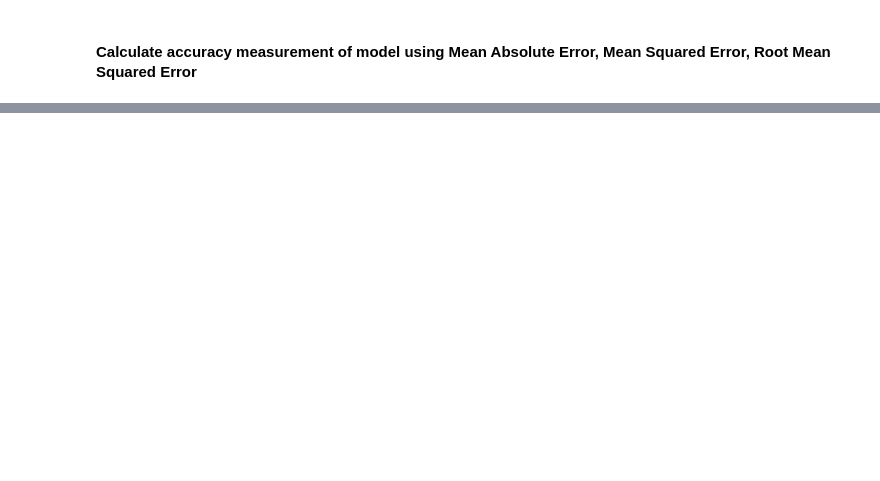
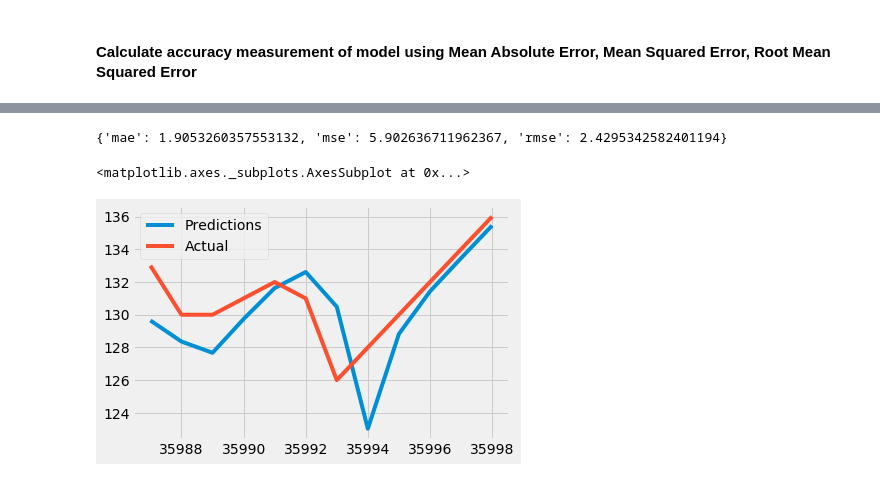
Before and after one commit to yashvakil/continuous-glucose-monitoring, a Jupyter notebook: SARIMAX.ipynb, the cells around one changed output, grey strips where cells are left out. Drawn from its saved outputs; the diff is of its cells as text; code cells hidden in the pictures; blank space fills up the shorter version.

```diff
--- a/SARIMAX.ipynb
+++ b/SARIMAX.ipynb
@@ -52,16 +51,16 @@ ARIMA(0, 0, 0)x(0, 1, 1, 12)12 - AIC:463173.9962082267
 # %% [markdown]
 #### Dividing data into train and test data set and fit SARIMA model for prediction using walk forward validation technique
 # %%
-def walk_forward_validation(data,n_test):
+def train_model(data):
     predictions = pd.Series()
-    train, test = data[:n_test],data[n_test:];
-    model = sm.tsa.statespace.SARIMAX(train,
-                                order=( 1 ,1, 2),
-                                seasonal_order=(1, 0, 2, 12),
+    model = sm.tsa.statespace.SARIMAX(data,
+                                order=( 1 ,1, 1),
+                                seasonal_order=(1, 0, 1, 12),
                                 enforce_stationarity=False,
                                 enforce_invertibility=False).fit();
-    print(model.summary().tables[1])
-    forecast = model.predict(len(train),len(train)+len(test)-1);
-    print (forecast);
-    predictions = pd.concat([predictions,forecast]);
-    return predictions,test[0];
+    return model;
+# %%
+train_size = int(len(data)*0.8);
+train, test = data[:train_size],data[train_size:]
+model= train_model(data);
+print (model.summary().tables[1])
@@ -83,3 +112,0 @@ def forecast_accuracy(forecast, actual):
-# %%
-train_size = int(len(data)*0.9);
-predictions, test = walk_forward_validation(data, train_size)
@@ -108,0 +120,7 @@ print (error)
+# %%
+predictions = model.predict(train_size,(train_size-1)+12);
+grount_truth = test[0].head(12);
+res = pd.DataFrame();
+res['Predictions'] = predictions
+res['Actual'] = grount_truth
+res
@@ -108,0 +141,10 @@ print (error)
+# %%
+error = forecast_accuracy(predictions,grount_truth)
+print (error)
+# %% [output]
+{'mae': 1.9053260357553132, 'mse': 5.902636711962367, 'rmse': 2.4295342582401194}
+# %%
+res.plot()
+# %% [output]
+<matplotlib.axes._subplots.AxesSubplot at 0x...>
+[figure, added]
```
Also changed, not shown: parts of 10 cells of this notebook.
